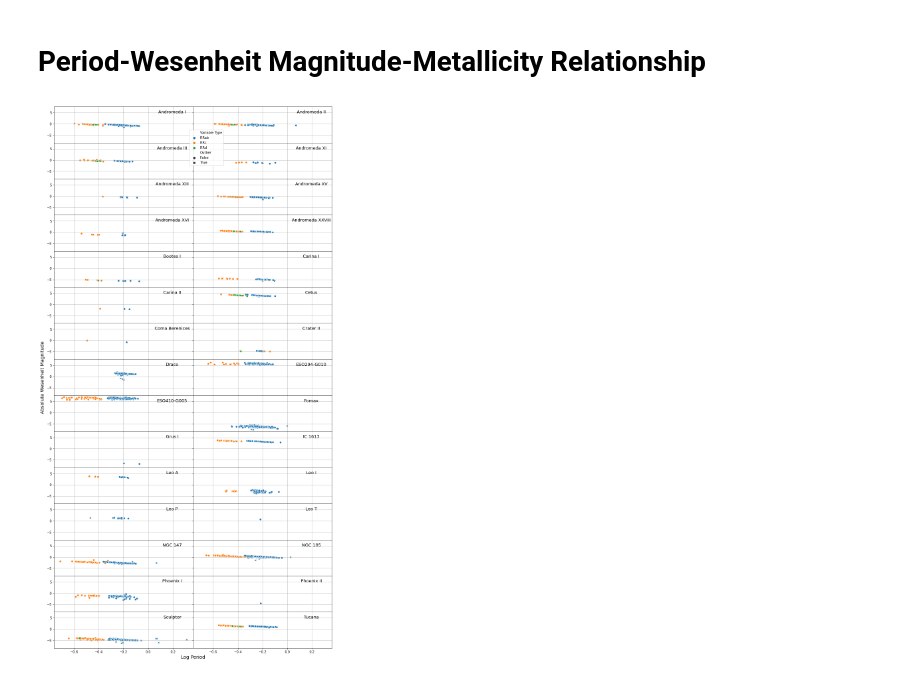
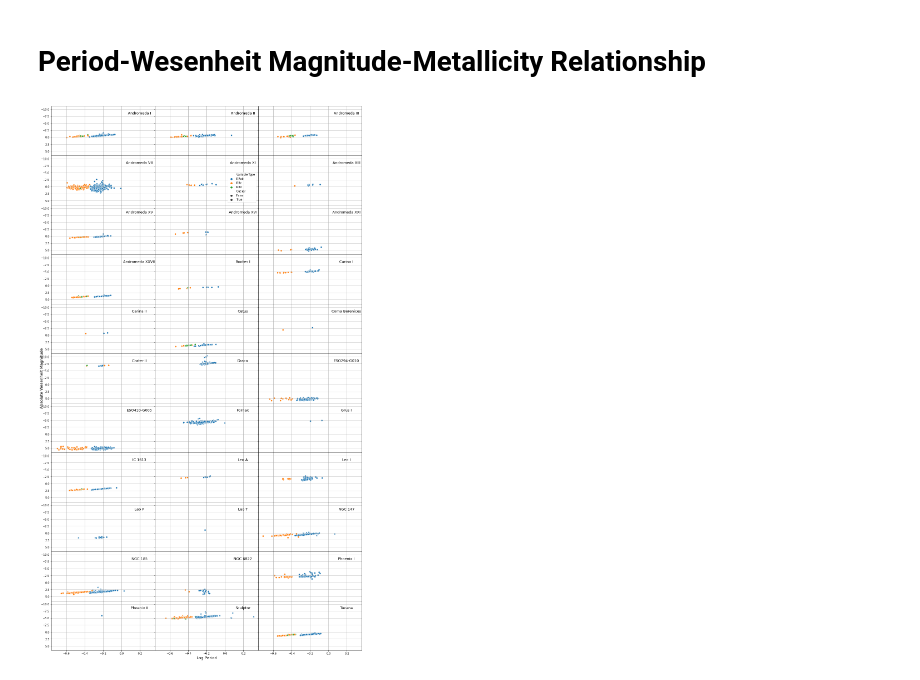
Before and after one commit to pranav-nagarajan/Variable-Stars, a Jupyter notebook: Data Analysis for Variable Stars.ipynb, the cells around one changed output. Drawn from its saved outputs; the diff is of its cells as text; code cells hidden in the pictures.

Commit message:
Updating plots in MCMC notebook

```diff
--- a/Data Analysis for Variable Stars.ipynb
+++ b/Data Analysis for Variable Stars.ipynb
@@ -401,7 +401,7 @@ and_vii_path = os.path.join('Andromeda', 'Andromeda VII/and_vii.txt')
 and_vii_names = ['Star', 'RA Hour', 'RA Minute', 'RA Second', 'Dec Degree', 'Dec Minute', 'Dec Second', 'Period (Days)',
                  'F435W Magnitude', 'F435W Amplitude', 'F555W Magnitude', 'F555W Amplitude', 'Color', 'Type']
 
-and_vii_graph_tab, and_vii_lin_reg = convert_table(and_vii_path, and_vii_names, convert = 'hubble', b = True)
+and_seven_graph_tab, and_vii_lin_reg = convert_table(and_vii_path, and_vii_names, convert = 'hubble', b = True)
 # %%
 display(and_vii_lin_reg.head())
 and_vii_lin_reg.to_csv('Monte Carlo/and_seven_mcmc.csv', index = False)
@@ -532,7 +532,7 @@ and_xxi_path = os.path.join('Andromeda', 'Andromeda XXI/and_xxi.txt')
 and_xxi_names = ['Star', 'RA', 'Dec', 'Type', 'Period (Days)', 'Epoch', 'B Magnitude', 'V Magnitude',
                  'B Amplitude', 'V Amplitude']
 
-and_xxi_graph_tab, and_xxi_lin_reg = convert_table(and_xxi_path, and_xxi_names, b = True)
+and_twenty_one_graph_tab, and_xxi_lin_reg = convert_table(and_xxi_path, and_xxi_names, b = True)
 # %%
 display(and_xxi_lin_reg.head())
 and_xxi_lin_reg.to_csv('Monte Carlo/and_twenty_one_mcmc.csv', index = False)
@@ -1867,54 +1867,56 @@ mw_paper.head()
 # %% [markdown]
 # Period-Wesenheit Magnitude-Metallicity Relationship
 # %%
-fig, ax = plt.subplots(15, 2, figsize = (15, 30), sharex = True, sharey = True, gridspec_kw = {'wspace' : 0, 'hspace' : 0})
-data_repo = [and_one_graph_tab, and_two_graph_tab, and_three_graph_tab, and_eleven_graph_tab, and_thirteen_graph_tab,
-             and_fifteen_graph_tab, and_sixteen_graph_tab, and_twenty_eight_graph_tab, bootes_graph_tab, carina_graph_tab,
-             carina_two_graph_tab, cetus_graph_tab, coma_graph_tab, crater_graph_tab, draco_graph_tab, ESO_294_graph_tab,
-             ESO_410_graph_tab, fornax_graph_tab, grus_graph_tab, ic_graph_tab, leo_a_graph_tab, leo_i_graph_tab,
-             leo_p_graph_tab, leo_t_graph_tab, NGC_147_graph_tab, NGC_185_graph_tab, phoenix_graph_tab, phoenix_two_graph_tab,
+fig, ax = plt.subplots(11, 3, figsize = (20, 36), sharex = True, sharey = True, gridspec_kw = {'wspace' : 0, 'hspace' : 0})
+data_repo = [and_one_graph_tab, and_two_graph_tab, and_three_graph_tab, and_seven_graph_tab, and_eleven_graph_tab,
+             and_thirteen_graph_tab, and_fifteen_graph_tab, and_sixteen_graph_tab, and_twenty_one_graph_tab,
+             and_twenty_eight_graph_tab, bootes_graph_tab, carina_graph_tab, carina_two_graph_tab, cetus_graph_tab,
+             coma_graph_tab, crater_graph_tab, draco_graph_tab, ESO_294_graph_tab, ESO_410_graph_tab, fornax_graph_tab,
+             grus_graph_tab, ic_graph_tab, leo_a_graph_tab, leo_i_graph_tab, leo_p_graph_tab, leo_t_graph_tab,
+             NGC_147_graph_tab, NGC_185_graph_tab, NGC_6822_graph_tab, phoenix_graph_tab, phoenix_two_graph_tab,
              sculptor_graph_tab, tucana_graph_tab]
-galaxy_names = ['Andromeda I', 'Andromeda II', 'Andromeda III', 'Andromeda XI', 'Andromeda XIII', 'Andromeda XV',
-                'Andromeda XVI', 'Andromeda XXVIII', 'Bootes I', 'Carina I', 'Carina II', 'Cetus', 'Coma Berenices',
-                'Crater II', 'Draco', 'ESO294-G010', 'ESO410-G005', 'Fornax', 'Grus I', 'IC 1613', 'Leo A', 'Leo I',
-                'Leo P', 'Leo T', 'NGC 147', 'NGC 185', 'Phoenix I', 'Phoenix II', 'Sculptor', 'Tucana']
+galaxy_names = ['Andromeda I', 'Andromeda II', 'Andromeda III', 'Andromeda VII', 'Andromeda XI', 'Andromeda XIII',
+                'Andromeda XV', 'Andromeda XVI', 'Andromeda XXI', 'Andromeda XXVIII', 'Bootes I', 'Carina I', 'Carina II',
+                'Cetus', 'Coma Berenices', 'Crater II', 'Draco', 'ESO294-G010', 'ESO410-G005', 'Fornax', 'Grus I', 'IC 1613',
+                'Leo A', 'Leo I', 'Leo P', 'Leo T', 'NGC 147', 'NGC 185', 'NGC 6822', 'Phoenix I', 'Phoenix II',
+                'Sculptor', 'Tucana']
 mean_mods = np.loadtxt('moduli.txt')
 
 for data in [and_eleven_graph_tab, and_thirteen_graph_tab, and_sixteen_graph_tab, carina_graph_tab, carina_two_graph_tab,
-             cetus_graph_tab, draco_graph_tab, fornax_graph_tab, ic_graph_tab, leo_a_graph_tab, phoenix_graph_tab,
-             tucana_graph_tab]:
+             cetus_graph_tab, draco_graph_tab, fornax_graph_tab, ic_graph_tab, leo_a_graph_tab, NGC_6822_graph_tab,
+             phoenix_graph_tab, tucana_graph_tab]:
     data.loc[:, 'Variable Type'] = data['Variable Type'].replace({'ab' : 'RRab', 'c' : 'RRc', 'd' : 'RRd'})
 
 for i in range(len(data_repo)):
     data_repo[i] = data_repo[i][data_repo[i]['Variable Type'].isin(np.array(['RRab', 'RRc', 'RRd']))]
 
-for i in range(15):
-    for j in range(2):
-        lin_tab = data_repo[2*i + j].copy()
-        mean_tab = mean_mods[2*i + j] * np.ones(len(lin_tab))
+for i in range(11):
+    for j in range(3):
+        lin_tab = data_repo[3*i + j].copy()
+        mean_tab = mean_mods[3*i + j] * np.ones(len(lin_tab))
         lin_tab['Absolute Wesenheit Magnitude'] = lin_tab['Wesenheit Magnitude'] - mean_tab
         if 'Outlier' in lin_tab.columns:
             sns.scatterplot(data = lin_tab, x = 'Log Period', y = 'Absolute Wesenheit Magnitude',
                             hue = 'Variable Type', hue_order = ['RRab', 'RRc', 'RRd'],
                             style = 'Outlier', ax = ax[i][j])
         else:
             sns.scatterplot(data = lin_tab, x = 'Log Period', y = 'Absolute Wesenheit Magnitude',
                             hue = 'Variable Type', hue_order = ['RRab', 'RRc', 'RRd'], ax = ax[i][j])
         ax[i][j].invert_yaxis()
         ax[i][j].grid()
         ax[i][j].get_legend().remove()
         ax[i][j].set_xlabel('')
         ax[i][j].set_ylabel('')
-        ax[i][j].text(0.85, 0.85, f'{galaxy_names[2*i + j]}', horizontalalignment='center', verticalalignment='center',
+        ax[i][j].text(0.85, 0.85, f'{galaxy_names[3*i + j]}', horizontalalignment='center', verticalalignment='center',
                       transform=ax[i][j].transAxes, fontsize = 13)
 
-handles, labels = ax[14][0].get_legend_handles_labels()
-plt.legend(handles, labels, loc = 'upper center', bbox_to_anchor = (0.05,0,1,0.85), bbox_transform = plt.gcf().transFigure,
+handles, labels = ax[10][1].get_legend_handles_labels()
+plt.legend(handles, labels, loc = 'upper center', bbox_to_anchor = (0.05,0,1.1,0.79), bbox_transform = plt.gcf().transFigure,
            prop={'size': 10})
 
 fig.add_subplot(111, frameon=False)
 plt.tick_params(labelcolor='none', top=False, bottom=False, left=False, right=False)
 plt.xlabel("Log Period", fontsize = 14)
 plt.ylabel("Absolute Wesenheit Magnitude", fontsize = 14);
 # %% [output]
-[figure, old version]
+[figure, new version]
```
Also changed, not shown: 1 other file.
